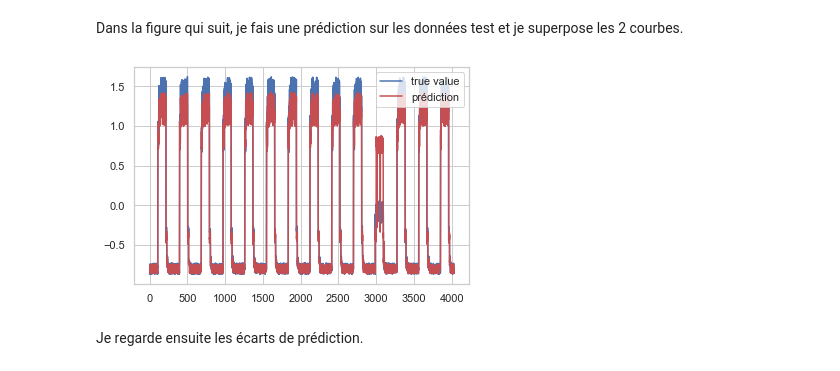
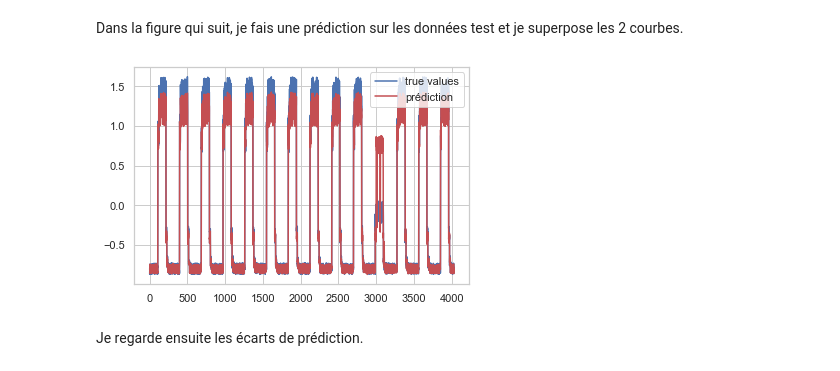
Before and after one commit to cheikh06/Detection_Anomaly, a Jupyter notebook: Anomaly_Detection.ipynb, the cells around one changed output. Saved outputs shown, nothing was run; the diff lists cells and outputs as text; code cells hidden in the pictures.

```diff
--- a/Anomaly_Detection.ipynb
+++ b/Anomaly_Detection.ipynb
@@ -282,14 +302,14 @@ Dans la figure qui suit, je fais une prédiction sur les données test et je sup
 # %%
 predictions_test=predict(val_test) #prédiction sur ces données
 
 
 
 
-plt.plot(df_jumpdown,label='true value')
+plt.plot(df_jumpdown,label='true values')
 plt.plot(predictions_test,c='r',label='prédiction')
 plt.legend(loc='upper right', bbox_to_anchor=(1, 1));
 # %% [output]
-[figure, old version]
+[figure, new version]
 # %% [markdown]
 Je regarde ensuite les écarts de prédiction.
 # %%
```
Also changed, not shown: parts of 12 cells of this notebook, 1 other file.
